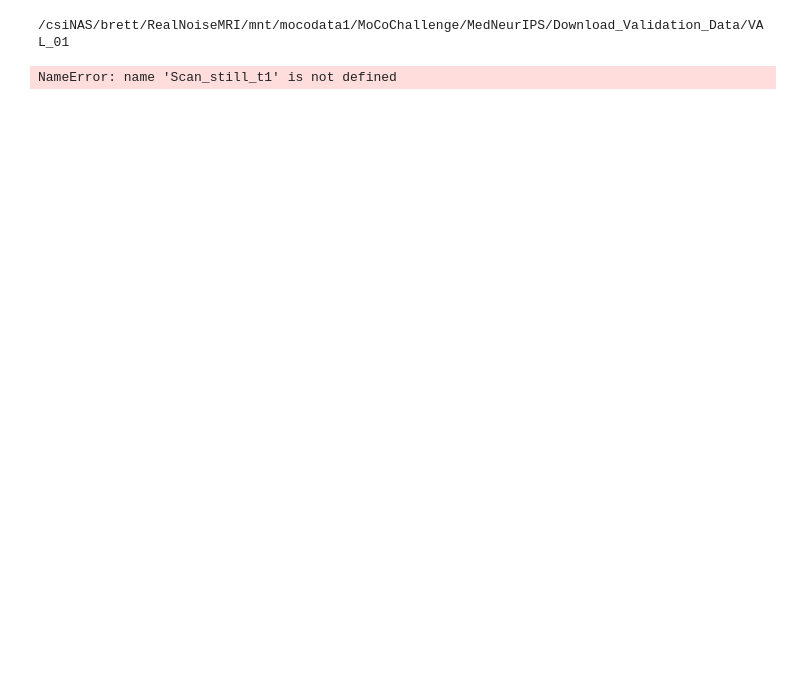
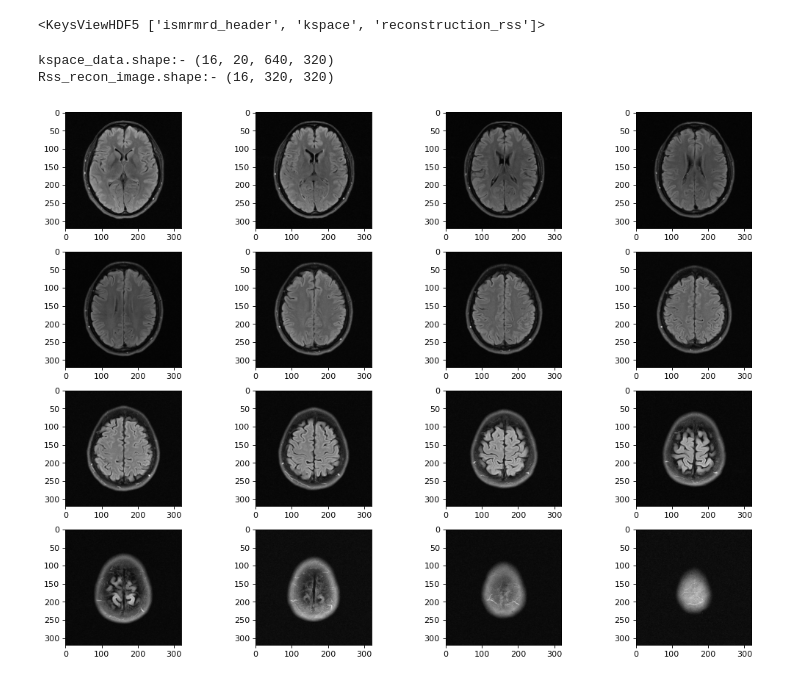
Before and after one commit to sidharthkumar10500/motion_correction, a Jupyter notebook: jupyter_notebooks/Visualizing data.ipynb, the cells around one changed output. Cells and saved outputs as stored; diff of their text form; code cells hidden in the pictures; blank space fills up the shorter version.

```diff
--- a/jupyter_notebooks/Visualizing data.ipynb
+++ b/jupyter_notebooks/Visualizing data.ipynb
@@ -6,8 +6,3 @@ import utils
 from tqdm import tqdm
 import os
 import h5py
-# %%
-os.chdir('/csiNAS/brett/RealNoiseMRI/mnt/mocodata1/MoCoChallenge/MedNeurIPS/Download_Validation_Data/VAL_01')
-print(os.getcwd())
-# %% [output]
-/csiNAS/brett/RealNoiseMRI/mnt/mocodata1/MoCoChallenge/MedNeurIPS/Download_Validation_Data/VAL_01
@@ -14,9 +11,20 @@ print(os.getcwd())
 # %%
-with h5py.File(Scan_still_t1.h5, 'r') as F:
-    X = np.array(F['image'])
-    TR = np.array(F['TR'])
-    TE = np.array(F['TE'])
-    TI = np.array(F['TI'])
-    params = [[TE,TR,TI],ID]
+with h5py.File('file_brain_AXFLAIR_200_6002425.h5', 'r') as F:
+    print(F.keys())
+    kspace_data = np.array(F['kspace'])
+    Rss_recon_image = np.array(F['reconstruction_rss'])
 # %% [output]
-NameError: name 'Scan_still_t1' is not defined
+<KeysViewHDF5 ['ismrmrd_header', 'kspace', 'reconstruction_rss']>
+# %%
+print('kspace_data.shape:-',kspace_data.shape)
+print('Rss_recon_image.shape:-',Rss_recon_image.shape)
+# %% [output]
+kspace_data.shape:- (16, 20, 640, 320)
+Rss_recon_image.shape:- (16, 320, 320)
+# %%
+plt.figure(figsize=(16, 12), dpi=80)
+for index in range(Rss_recon_image.shape[0]):
+    plt.subplot(4,4,index+1)
+    plt.imshow(np.flipud(Rss_recon_image[index,:,:]),cmap='gray')
+# %% [output]
+[figure, added]
```
Also changed, not shown: parts of 8 cells of this notebook, 2 other files.
